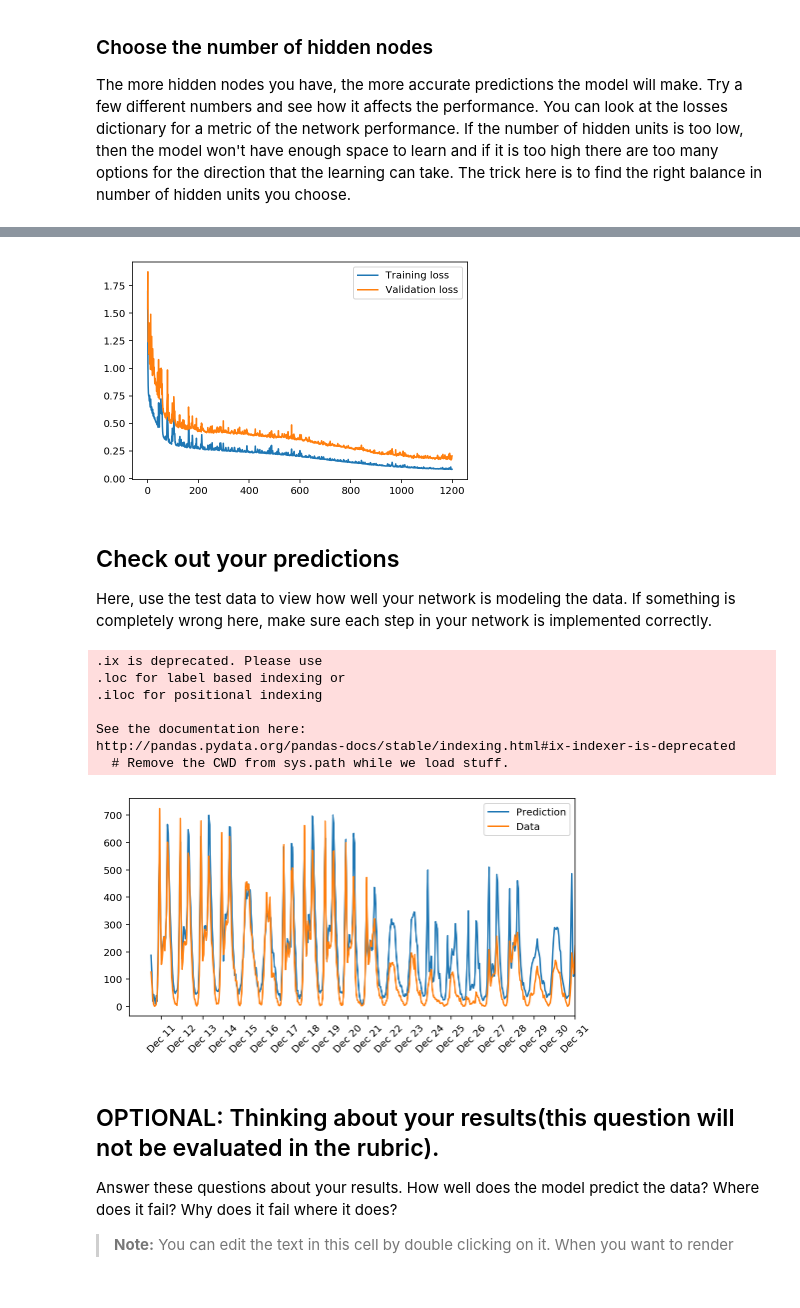
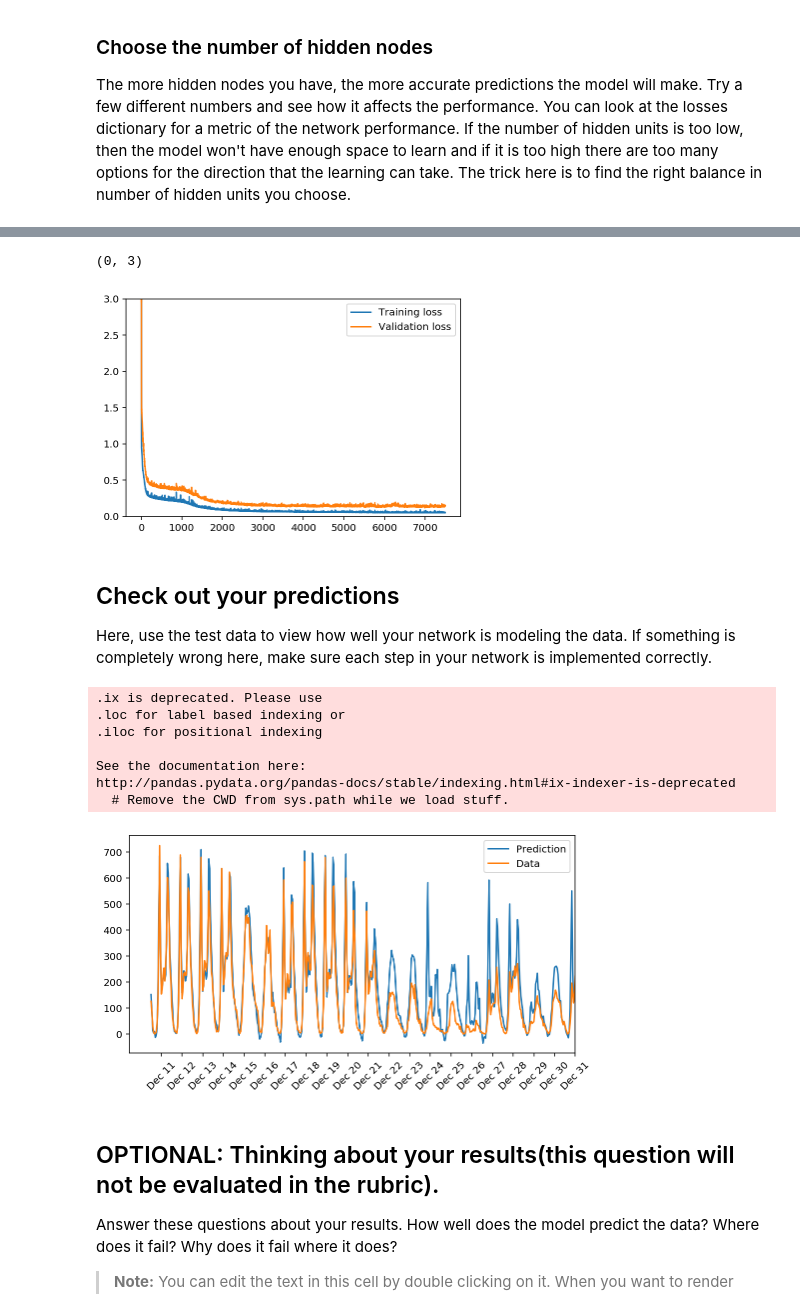
Before and after one commit to hlimaye/deep-learning, a Jupyter notebook: first-neural-network/Your_first_neural_network.ipynb, the cells around one changed output, grey strips where cells are left out. Saved outputs shown, nothing was run; the diff lists cells and outputs as text; code cells hidden in the pictures; blank space fills up the shorter version.

Commit message:
Adjusted hidden layers to 14 and epochs to 7500 to bring dow the train loss ~0.05 and Validation loss ~0.150

```diff
--- a/first-neural-network/Your_first_neural_network.ipynb
+++ b/first-neural-network/Your_first_neural_network.ipynb
@@ -298,9 +298,9 @@ The more hidden nodes you have, the more accurate predictions the model will mak
 import sys
 
 ### Set the hyperparameters here ###
-iterations = 1200
-learning_rate = 1.1
-hidden_nodes = 7
+iterations = 7500
+learning_rate = 0.95
+hidden_nodes = 14
 output_nodes = 1
 
 N_i = train_features.shape[1]
@@ -337,10 +337,12 @@ Progress: 99.9% ... Training loss: 0.083 ... Validation loss: 0.204
 # %%
 plt.plot(losses['train'], label='Training loss')
 plt.plot(losses['validation'], label='Validation loss')
 plt.legend()
 _ = plt.ylim()
+plt.ylim(0, 3)
 # %% [output]
+(0, 3)
-[figure, old version]
+[figure, new version]
 # %% [markdown]
 ## Check out your predictions
 
@@ -367,7 +369,7 @@ _ = ax.set_xticklabels(dates[12::24], rotation=45)
 See the documentation here:
 http://pandas.pydata.org/pandas-docs/stable/indexing.html#ix-indexer-is-deprecated
   # Remove the CWD from sys.path while we load stuff.
-[figure, old version]
+[figure, new version]
 # %% [markdown]
 ## OPTIONAL: Thinking about your results(this question will not be evaluated in the rubric).
 
```
Also changed, not shown: parts of 2 cells of this notebook, 1 other file.
